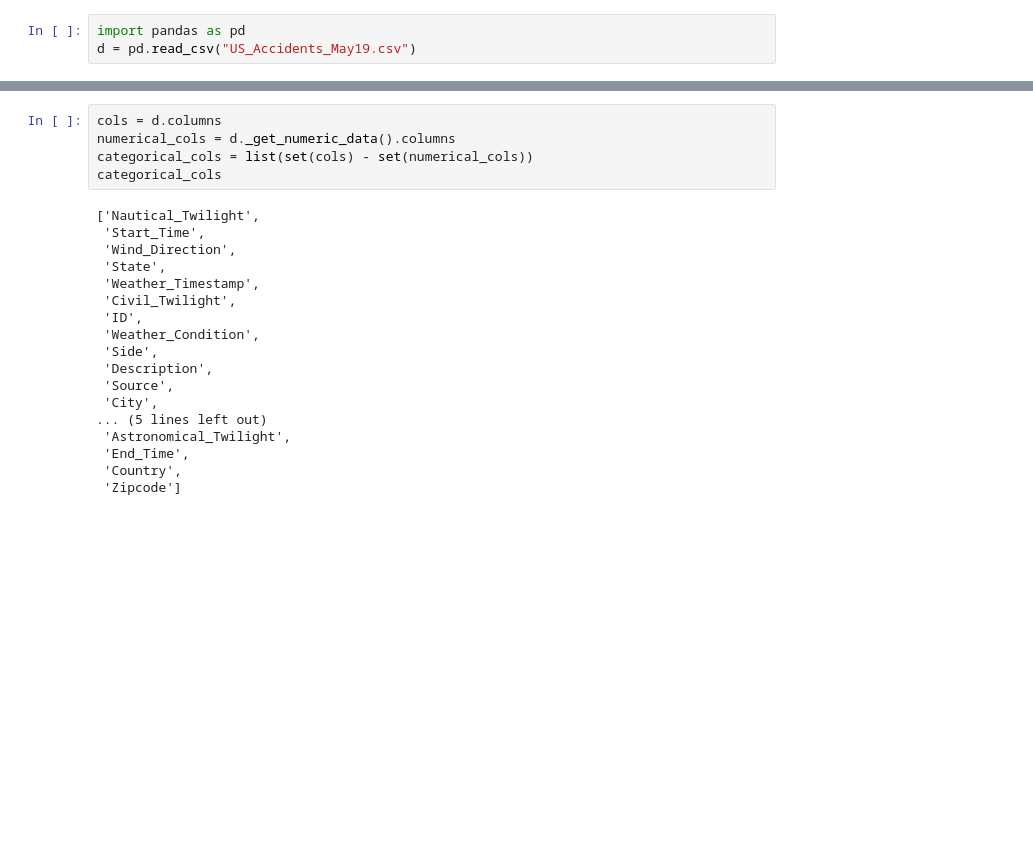
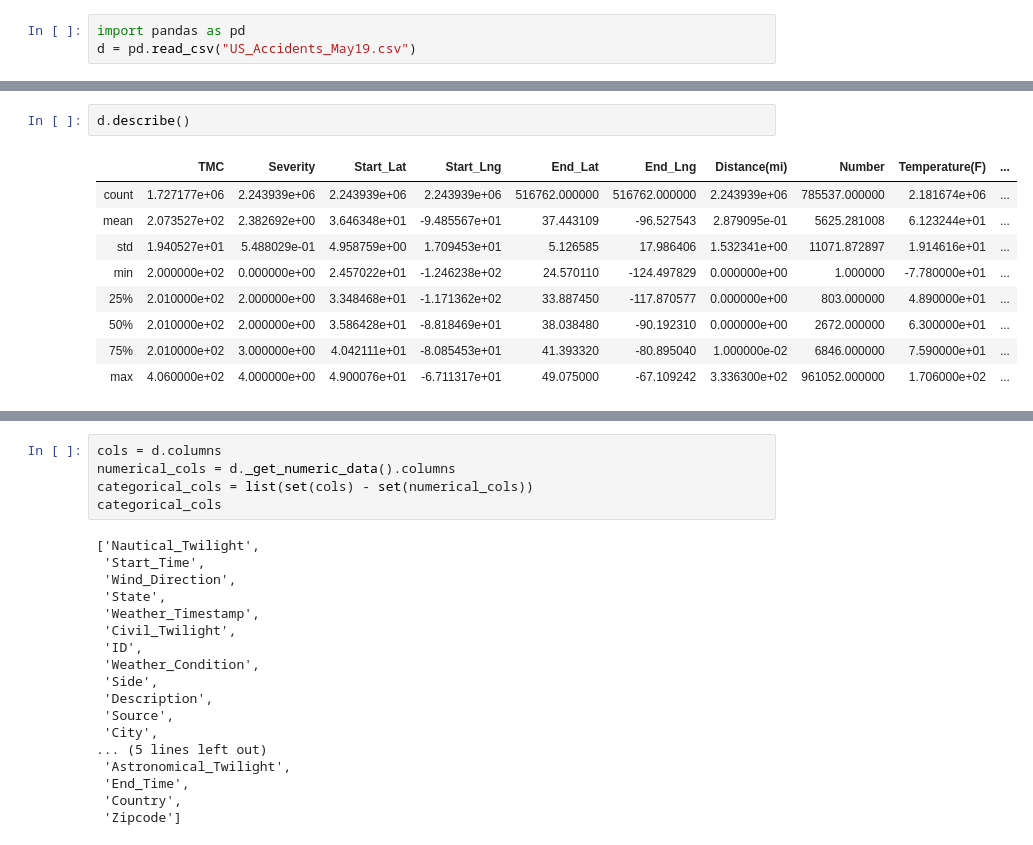
Before and after one commit to rahulmnair1997/US-Accidents-Data-Analysis, a Jupyter notebook: US-accidents.ipynb, the cells around one changed output, grey strips where cells are left out. Drawn from its saved outputs; the diff is of its cells as text; blank space fills up the shorter version.

```diff
--- a/US-accidents.ipynb
+++ b/US-accidents.ipynb
@@ -13,0 +73,12 @@ d.head()
+# %%
+d.describe()
+# %% [output]
+|  | TMC | Severity | Start_Lat | Start_Lng | End_Lat | End_Lng | Distance(mi) | Number | Temperature(F) | ... |
+| count | 1.727177e+06 | 2.243939e+06 | 2.243939e+06 | 2.243939e+06 | 516762.000000 | 516762.000000 | 2.243939e+06 | 785537.000000 | 2.181674e+06 | ... |
+| mean | 2.073527e+02 | 2.382692e+00 | 3.646348e+01 | -9.485567e+01 | 37.443109 | -96.527543 | 2.879095e-01 | 5625.281008 | 6.123244e+01 | ... |
+| std | 1.940527e+01 | 5.488029e-01 | 4.958759e+00 | 1.709453e+01 | 5.126585 | 17.986406 | 1.532341e+00 | 11071.872897 | 1.914616e+01 | ... |
+| min | 2.000000e+02 | 0.000000e+00 | 2.457022e+01 | -1.246238e+02 | 24.570110 | -124.497829 | 0.000000e+00 | 1.000000 | -7.780000e+01 | ... |
+| 25% | 2.010000e+02 | 2.000000e+00 | 3.348468e+01 | -1.171362e+02 | 33.887450 | -117.870577 | 0.000000e+00 | 803.000000 | 4.890000e+01 | ... |
+| 50% | 2.010000e+02 | 2.000000e+00 | 3.586428e+01 | -8.818469e+01 | 38.038480 | -90.192310 | 0.000000e+00 | 2672.000000 | 6.300000e+01 | ... |
+| 75% | 2.010000e+02 | 3.000000e+00 | 4.042111e+01 | -8.085453e+01 | 41.393320 | -80.895040 | 1.000000e-02 | 6846.000000 | 7.590000e+01 | ... |
+| max | 4.060000e+02 | 4.000000e+00 | 4.900076e+01 | -6.711317e+01 | 49.075000 | -67.109242 | 3.336300e+02 | 961052.000000 | 1.706000e+02 | ... |
```
Also changed, not shown: parts of 8 cells of this notebook.
